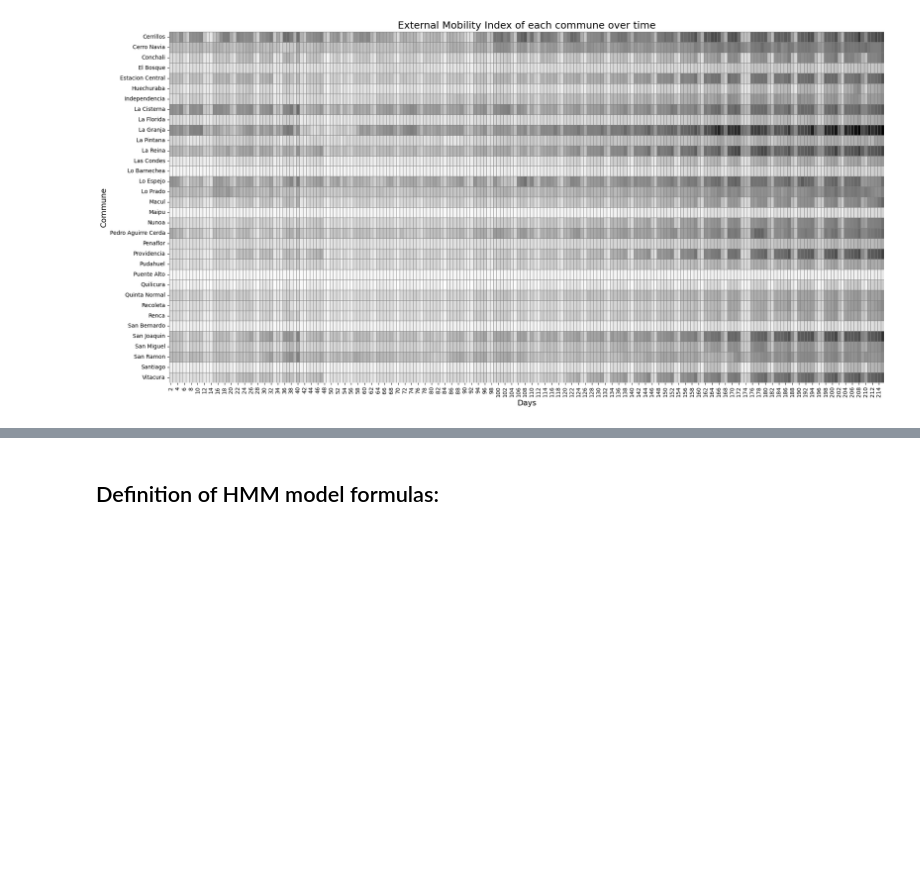
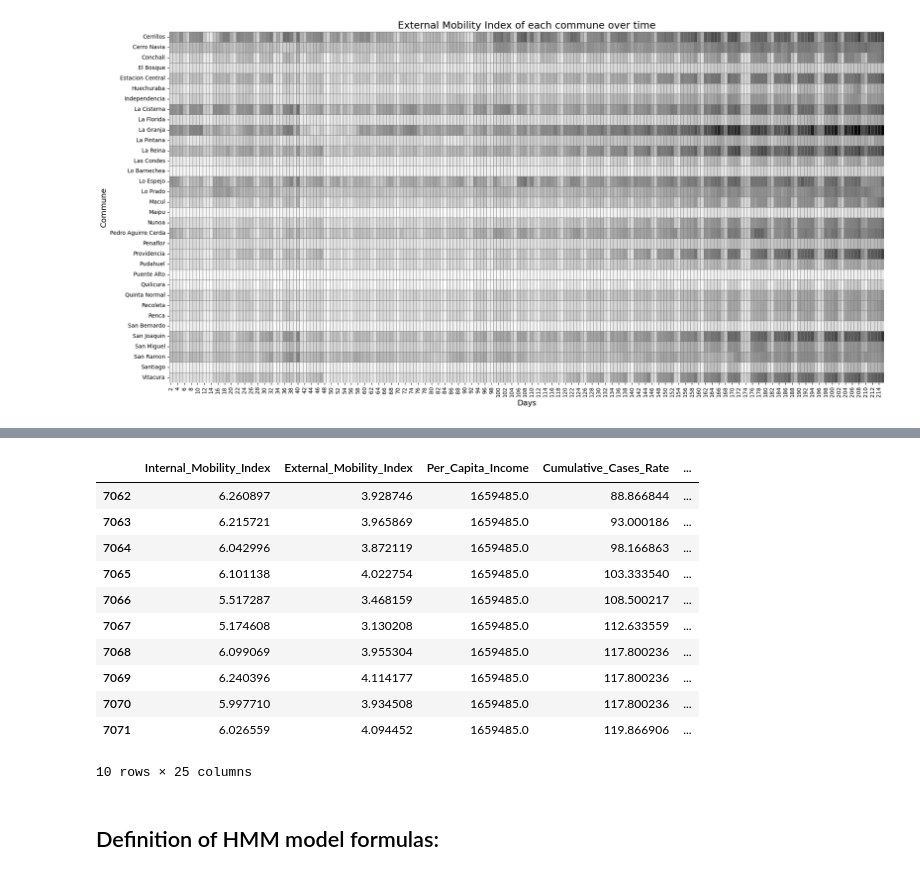
Before and after one commit to lugerlakes/covid-nhmm, a Jupyter notebook: notebooks/nHMM.ipynb, the cells around one changed output, grey strips where cells are left out. Cells and saved outputs as stored; diff of their text form; code cells hidden in the pictures; blank space fills up the shorter version.

```diff
--- a/notebooks/nHMM.ipynb
+++ b/notebooks/nHMM.ipynb
@@ -189,3 +242,18 @@ plt.show()
+# %%
+covid_data[covid_data['Commune']=='Vitacura'].head(10)
+# %% [output]
+|  | Internal_Mobility_Index | External_Mobility_Index | Per_Capita_Income | Cumulative_Cases_Rate | ... |
+| 7062 | 6.260897 | 3.928746 | 1659485.0 | 88.866844 | ... |
+| 7063 | 6.215721 | 3.965869 | 1659485.0 | 93.000186 | ... |
+| 7064 | 6.042996 | 3.872119 | 1659485.0 | 98.166863 | ... |
+| 7065 | 6.101138 | 4.022754 | 1659485.0 | 103.333540 | ... |
+| 7066 | 5.517287 | 3.468159 | 1659485.0 | 108.500217 | ... |
+| 7067 | 5.174608 | 3.130208 | 1659485.0 | 112.633559 | ... |
+| 7068 | 6.099069 | 3.955304 | 1659485.0 | 117.800236 | ... |
+| 7069 | 6.240396 | 4.114177 | 1659485.0 | 117.800236 | ... |
+| 7070 | 5.997710 | 3.934508 | 1659485.0 | 117.800236 | ... |
+| 7071 | 6.026559 | 4.094452 | 1659485.0 | 119.866906 | ... |
+10 rows × 25 columns
 # %% [markdown]
 ## Definition of HMM model formulas:
 # %% [markdown]
```
Also changed, not shown: parts of 4 cells of this notebook.
